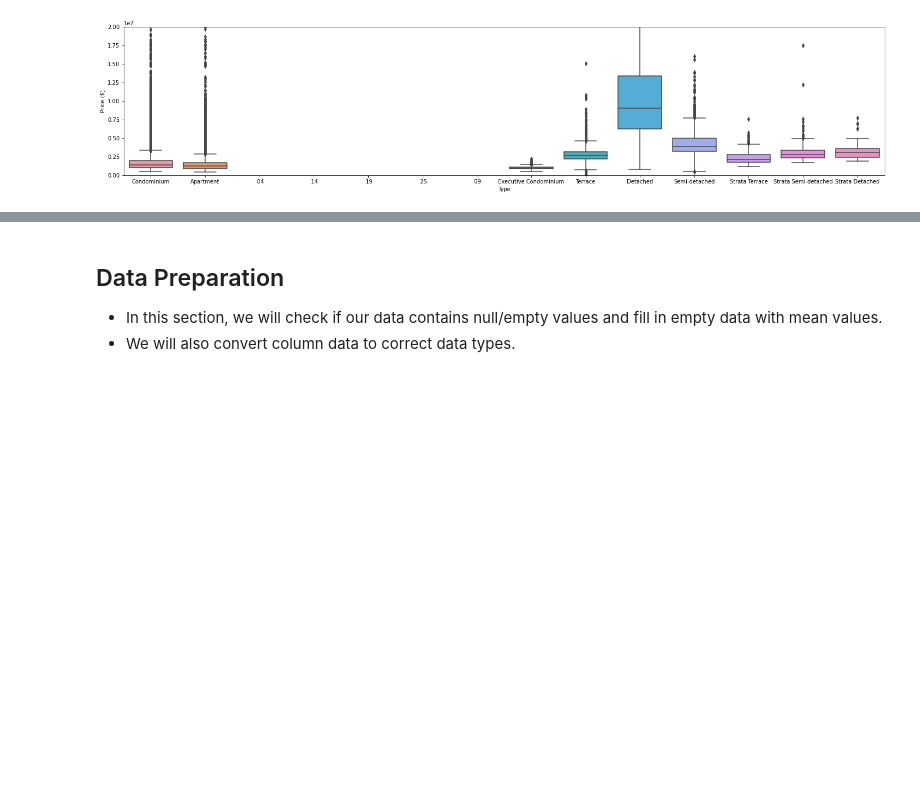
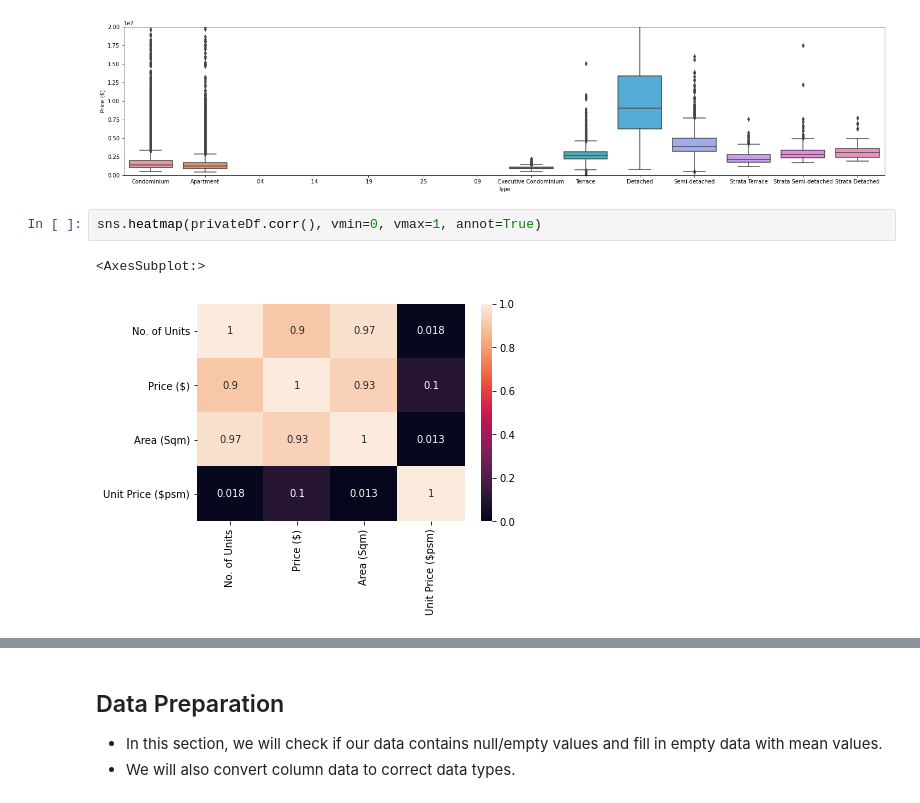
Before and after one commit to muhdhasan/Island-Property-Group, a Jupyter notebook: training/sales-private-prediction.ipynb, the cells around one changed output, grey strips where cells are left out. Cells and saved outputs as stored; diff of their text form; blank space fills up the shorter version.

```diff
--- a/training/sales-private-prediction.ipynb
+++ b/training/sales-private-prediction.ipynb
@@ -131,3 +131,8 @@ plt.ylim(0,20000000)
 # %% [output]
 (0.0, 20000000.0)
 [figure]
+# %%
+sns.heatmap(privateDf.corr(), vmin=0, vmax=1, annot=True)
+# %% [output]
+<AxesSubplot:>
+[figure, added]
```
Also changed, not shown: parts of 35 cells of this notebook.
